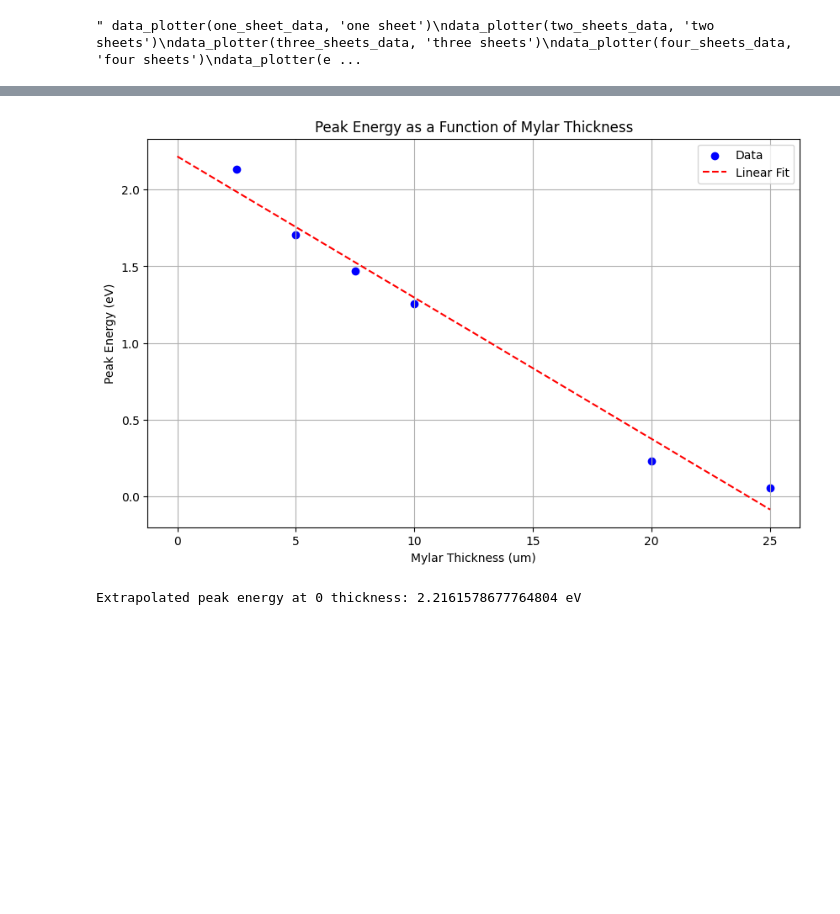
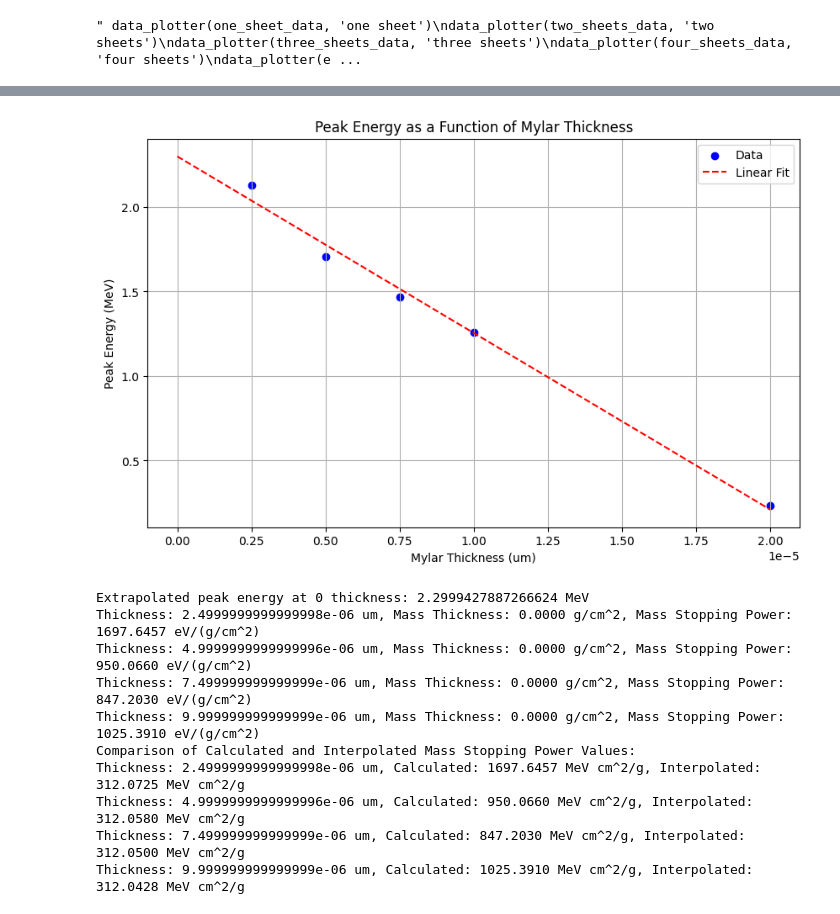
Before and after one commit to RileyFowler02/ENPH353, a Jupyter notebook: Alpha/analysis.ipynb, the cells around one changed output, grey strips where cells are left out. Cells and saved outputs as stored; diff of their text form; code cells hidden in the pictures; blank space fills up the shorter version.

```diff
--- a/Alpha/analysis.ipynb
+++ b/Alpha/analysis.ipynb
@@ -87,6 +86,8 @@ data_plotter(ten_plus_sheets_data, 'ten sheets')
 # %% [output]
 " data_plotter(one_sheet_data, 'one sheet')\ndata_plotter(two_sheets_data, 'two sheets')\ndata_plotter(three_sheets_data, 'three sheets')\ndata_plotter(four_sheets_data, 'four sheets')\ndata_plotter(e ...
 # %%
+import numpy as np
+
 # Function to extract peak energy
 def extract_peak_energy(data):
     channel_numbers = data[:, 0]
@@ -104,7 +105,8 @@ def extract_peak_energy(data):
     return energies_ev[np.argmax(counts)]
 
 # Mylar thicknesses in micrometers
-thicknesses = [2.5, 5.0, 7.5, 10.0, 20.0, 25.0]
+thicknesses = np.array([2.5, 5.0, 7.5, 10.0, 20.0, 25.0])
+thicknesses = thicknesses * 10.0**-6  # Convert to meters
 
 # Extract peak energies for each dataset
 peak_energies = [
@@ -113,10 +115,10 @@ peak_energies = [
     extract_peak_energy(three_sheets_data),
     extract_peak_energy(four_sheets_data),
     extract_peak_energy(eight_sheets_data),
-    extract_peak_energy(ten_plus_sheets_data)-0.15
+    extract_peak_energy(ten_plus_sheets_data)
 ]
 
 # Print peak energies in a nicer format
 for thickness, energy in zip(thicknesses, peak_energies):
-    print(f"Mylar Thickness: {thickness} um, Peak Energy: {energy:.4f} eV")
+    print(f"Mylar Thickness: {thickness:.6f} m, Peak Energy: {energy:.4f} eV")
 # %% [output]
@@ -129,31 +131,82 @@ Mylar Thickness: 25.0 um, Peak Energy: 0.0573 eV
 # %%
 from scipy.stats import linregress
+from scipy.interpolate import interp1d
+import numpy as np
+import matplotlib.pyplot as plt
 
 # Perform linear regression to fit a line to the peak energy vs. Mylar thickness data
-slope, intercept, r_value, p_value, std_err = linregress(thicknesses, peak_energies)
+slope, intercept, r_value, p_value, std_err = linregress(thicknesses[:-1], peak_energies[:-1])
 
 # Predict the peak energy at 0 thickness
 extrapolated_peak_energy = intercept
 
 # Generate a finer grid of thickness values for plotting the fit
-thickness_grid = np.linspace(0, max(thicknesses), 100)
+thickness_grid = np.linspace(0, max(thicknesses[:-1]), 100)
 
 # Calculate the linear fit values
 linear_fit = slope * thickness_grid + intercept
 
 # Plot peak energy as a function of Mylar thickness
 plt.figure(figsize=(10, 6))
-plt.scatter(thicknesses, peak_energies, marker='o', color='b', label='Data')
+plt.scatter(thicknesses[:-1], peak_energies[:-1], marker='o', color='b', label='Data')
 plt.plot(thickness_grid, linear_fit, linestyle='--', color='r', label='Linear Fit')
 plt.xlabel('Mylar Thickness (um)')
-plt.ylabel('Peak Energy (eV)')
+plt.ylabel('Peak Energy (MeV)')
 plt.title('Peak Energy as a Function of Mylar Thickness')
 plt.legend()
 plt.grid(True)
 # plt.savefig('peak_energy_vs_thickness.png')
 plt.show()
 
-print(f"Extrapolated peak energy at 0 thickness: {extrapolated_peak_energy} eV")
+print(f"Extrapolated peak energy at 0 thickness: {extrapolated_peak_energy} MeV")
+
+# Mylar density in grams/cm^3
+density = 1.4  # g/cm^3
+
+# Calculate the change in energy (dE) and change in thickness (dX)
+dE = np.diff(peak_energies[:-1])  # Exclude the last point
+dX = np.diff(thicknesses[:-1])  # Exclude the last point
+
+# Convert thickness to mass thickness (X = x * ρ)
+mass_thickness = np.array(thicknesses[:-1]) * density  # Exclude the last point
+
+# Calculate the mass stopping power (S = -dE/dX)
+mass_stopping_power = -dE / dX
+
+# Print the results for all points except the last one
+for i in range(len(mass_stopping_power)):
+    print(f"Thickness: {thicknesses[i]} um, Mass Thickness: {mass_thickness[i]:.4f} g/cm^2, Mass Stopping Power: {10*10**-3*mass_stopping_power[i]:.4f} eV/(g/cm^2)")
+
+# Read the CSV file using numpy
+csv_file = './data/Alpha_mass_stopping_power.csv'
+data = np.genfromtxt(csv_file, delimiter='\t', skip_header=1)
+
+# Extract the energy and Mylar mass stopping power values
+energy_csv = data[:, 0]
+mylar_stopping_power_csv = data[:, 2]
+
+# Interpolate the Mylar mass stopping power values to match the energies of your calculated values
+interpolator = interp1d(energy_csv, mylar_stopping_power_csv, kind='linear', fill_value='extrapolate')
+
+# Convert the calculated peak energies to MeV (assuming they are in eV)
+peak_energies_mev = np.array(peak_energies[:-1]) / 1e6  # Exclude the last point
+
+# Interpolate the Mylar mass stopping power values at the calculated peak energies
+interpolated_stopping_power = interpolator(peak_energies_mev)
+
+# Print the comparison of calculated and interpolated mass stopping power values
+print("Comparison of Calculated and Interpolated Mass Stopping Power Values:")
+for i in range(len(mass_stopping_power)):
+    print(f"Thickness: {thicknesses[i]} um, Calculated: {10*10**-3*mass_stopping_power[i]:.4f} MeV cm^2/g, Interpolated: {interpolated_stopping_power[i]:.4f} MeV cm^2/g")
 # %% [output]
-[figure, old version]
+[figure, new version]
-Extrapolated peak energy at 0 thickness: 2.2161578677764804 eV
+Extrapolated peak energy at 0 thickness: 2.2999427887266624 MeV
+Thickness: 2.4999999999999998e-06 um, Mass Thickness: 0.0000 g/cm^2, Mass Stopping Power: 1697.6457 eV/(g/cm^2)
+Thickness: 4.9999999999999996e-06 um, Mass Thickness: 0.0000 g/cm^2, Mass Stopping Power: 950.0660 eV/(g/cm^2)
+Thickness: 7.499999999999999e-06 um, Mass Thickness: 0.0000 g/cm^2, Mass Stopping Power: 847.2030 eV/(g/cm^2)
+Thickness: 9.999999999999999e-06 um, Mass Thickness: 0.0000 g/cm^2, Mass Stopping Power: 1025.3910 eV/(g/cm^2)
+Comparison of Calculated and Interpolated Mass Stopping Power Values:
+Thickness: 2.4999999999999998e-06 um, Calculated: 1697.6457 MeV cm^2/g, Interpolated: 312.0725 MeV cm^2/g
+Thickness: 4.9999999999999996e-06 um, Calculated: 950.0660 MeV cm^2/g, Interpolated: 312.0580 MeV cm^2/g
+Thickness: 7.499999999999999e-06 um, Calculated: 847.2030 MeV cm^2/g, Interpolated: 312.0500 MeV cm^2/g
+Thickness: 9.999999999999999e-06 um, Calculated: 1025.3910 MeV cm^2/g, Interpolated: 312.0428 MeV cm^2/g
```
Also changed, not shown: parts of 3 cells of this notebook, 1 other file.
